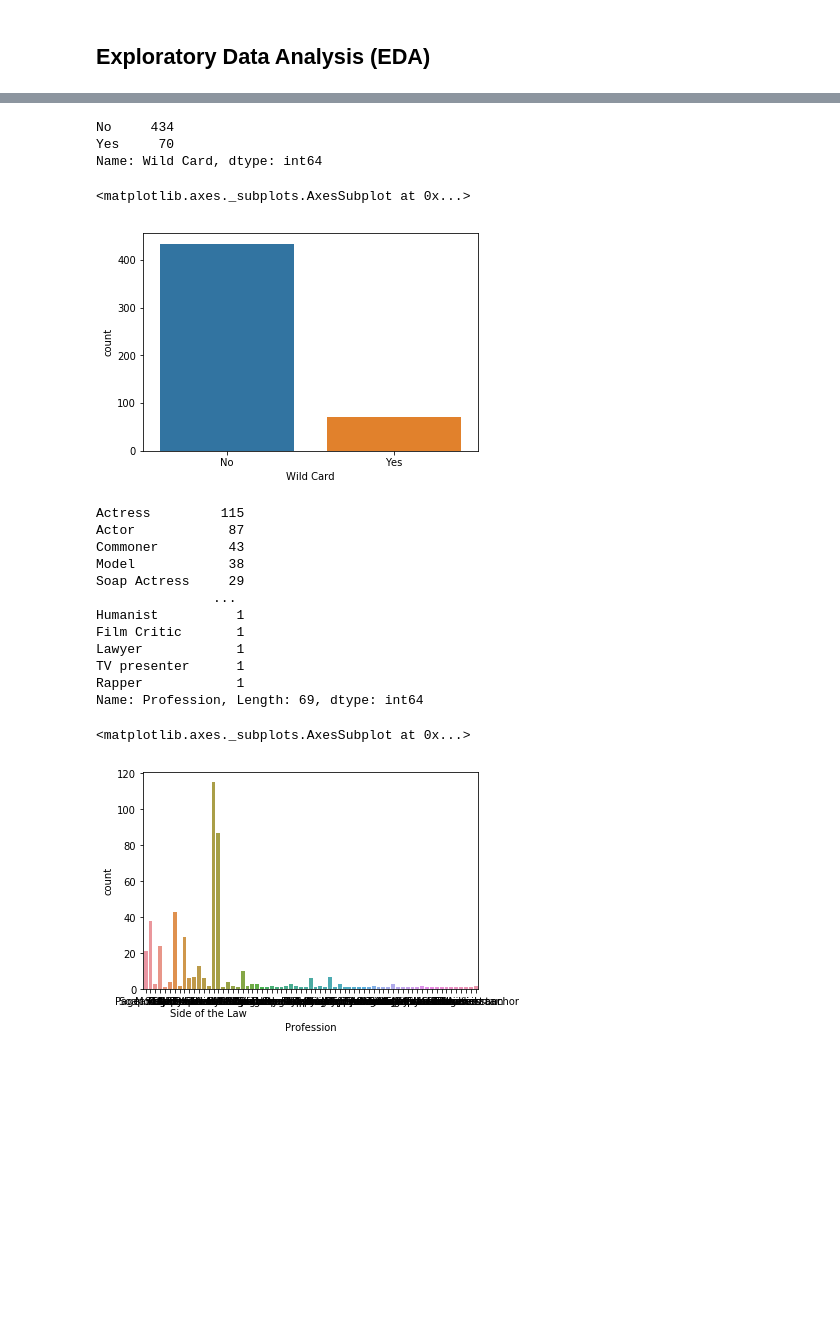
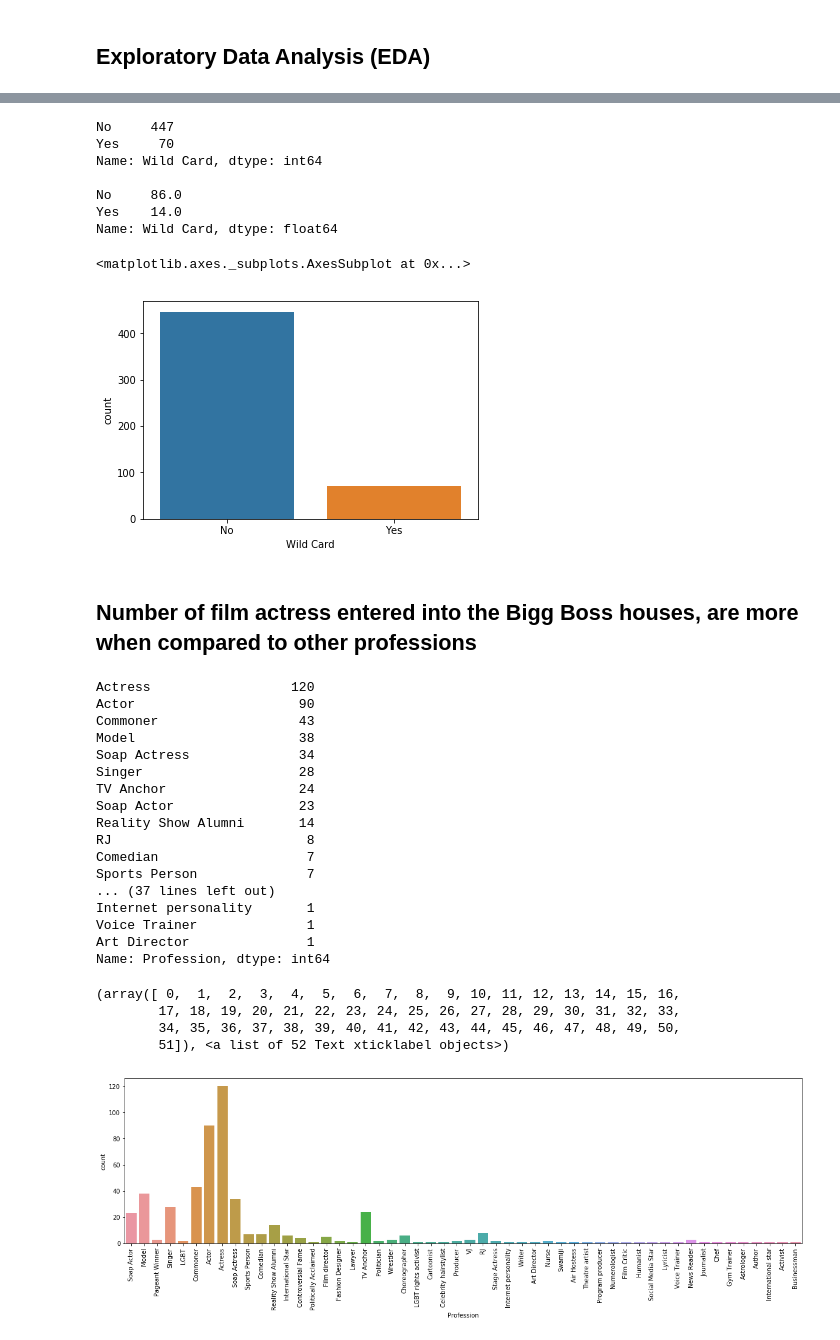
Before and after one commit to satya-thirumani/bigg-boss-data-set, a Jupyter notebook: BiggBoss Hindi Telugu Tamil Kannada Marathi Bangla.ipynb, the cells around one changed output, grey strips where cells are left out. Cells and saved outputs as stored; diff of their text form; code cells hidden in the pictures; blank space fills up the shorter version.

Commit message:
Updated Bigg Boss Telugu Tamil Kannada Marathi Bangla Hindi Python Notebook
Updated Bigg Boss Kannada Telugu Tamil Hindi Marathi Bangla Python Notebook

```diff
--- a/BiggBoss Hindi Telugu Tamil Kannada Marathi Bangla.ipynb
+++ b/BiggBoss Hindi Telugu Tamil Kannada Marathi Bangla.ipynb
@@ -87,5 +33,0 @@ total 52
-# %%
-bigg_boss = pd.read_csv('/kaggle/input/Bigg_Boss_India.csv', encoding = "ISO-8859-1")
-bigg_boss.dataframeName = 'Bigg_Boss_India.csv'
-nRow, nCol = bigg_boss.shape
-print(f'There are {nRow} rows and {nCol} columns')
@@ -174,32 +151,49 @@ for t in ax.patches:
 # %%
 # Number of normal entries and wild card entries
-print(bigg_boss['Wild Card'].value_counts())
+print(bigg_boss['Wild Card'].value_counts(), "\n")
+print(round(bigg_boss['Wild Card'].value_counts(normalize=True)*100))
 sns.countplot(x='Wild Card', data=bigg_boss)
 # %% [output]
-No     434
+No     447
 Yes     70
 Name: Wild Card, dtype: int64
+
+No     86.0
+Yes    14.0
+Name: Wild Card, dtype: float64
 <matplotlib.axes._subplots.AxesSubplot at 0x...>
-[figure, old version]
+[figure, new version]
+# %% [markdown]
+## Number of film actress entered into the Bigg Boss houses, are more when compared to other professions
 # %%
 # Participant's Profession
 print(bigg_boss['Profession'].value_counts())
-#sns.countplot(x='Profession', data=bigg_boss)
+fig = plt.figure(figsize=(20,5))
+sns.countplot(x='Profession', data=bigg_boss)
+plt.xticks(rotation=90)
 # %% [output]
-Actress         115
-Actor            87
-Commoner         43
-Model            38
-Soap Actress     29
-               ...
-Humanist          1
-Film Critic       1
-Lawyer            1
-TV presenter      1
-Rapper            1
-Name: Profession, Length: 69, dtype: int64
+Actress                  120
+Actor                     90
+Commoner                  43
+Model                     38
+Soap Actress              34
+Singer                    28
+TV Anchor                 24
+Soap Actor                23
+Reality Show Alumni       14
+RJ                         8
+Comedian                   7
+Sports Person              7
+... (37 lines left out)
+Internet personality       1
+Voice Trainer              1
+Art Director               1
+Name: Profession, dtype: int64
-<matplotlib.axes._subplots.AxesSubplot at 0x...>
+(array([ 0,  1,  2,  3,  4,  5,  6,  7,  8,  9, 10, 11, 12, 13, 14, 15, 16,
+        17, 18, 19, 20, 21, 22, 23, 24, 25, 26, 27, 28, 29, 30, 31, 32, 33,
+        34, 35, 36, 37, 38, 39, 40, 41, 42, 43, 44, 45, 46, 47, 48, 49, 50,
+        51]), <a list of 52 Text xticklabel objects>)
-[figure, old version]
+[figure, new version]
 # %%
 # Broadcastor
 fig = plt.figure(figsize=(20,5))
```
Also changed, not shown: parts of 80 cells of this notebook.
